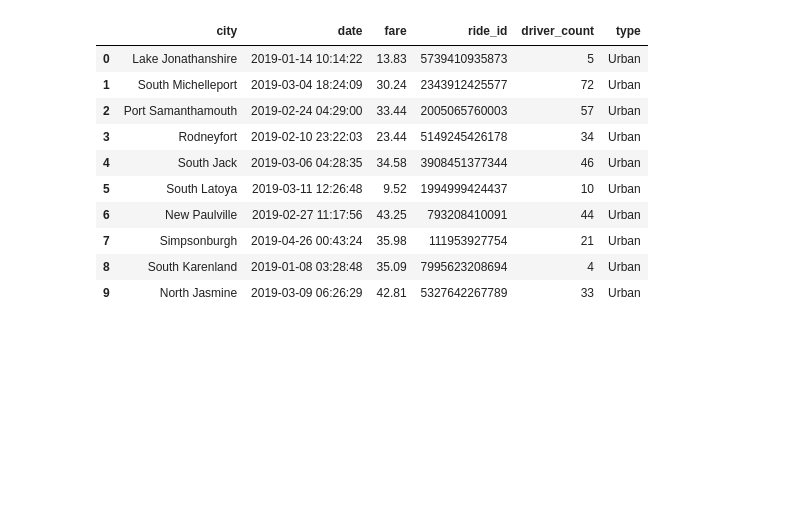
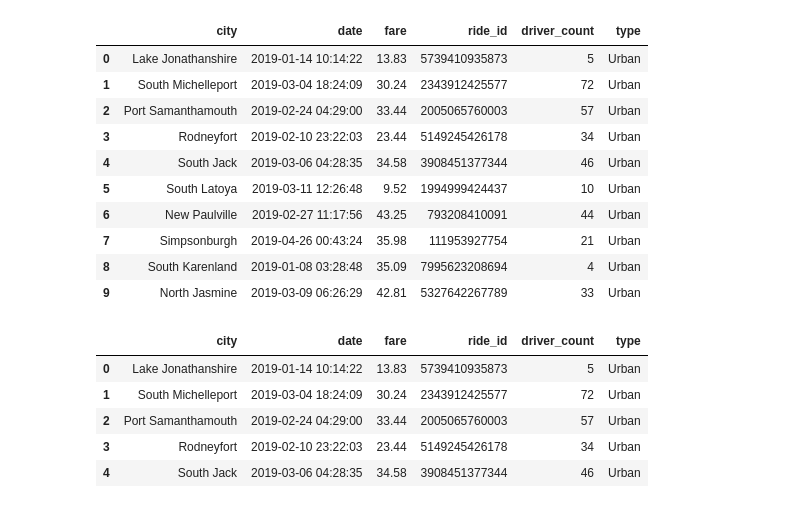
Before and after one commit to jmoletteire/PyBer-Analysis, a Jupyter notebook: PyBer.ipynb, the cells around one changed output. Cells and saved outputs as stored; diff of their text form; code cells hidden in the pictures; blank space fills up the shorter version.

```diff
--- a/PyBer.ipynb
+++ b/PyBer.ipynb
@@ -100,3 +100,17 @@ pyber_data_df.head(10)
 | 7 | Simpsonburgh | 2019-04-26 00:43:24 | 35.98 | 111953927754 | 21 | Urban |
 | 8 | South Karenland | 2019-01-08 03:28:48 | 35.09 | 7995623208694 | 4 | Urban |
 | 9 | North Jasmine | 2019-03-09 06:26:29 | 42.81 | 5327642267789 | 33 | Urban |
+# %%
+# Create city type DataFrames
+urban_cities_df = pyber_data_df[pyber_data_df["type"] == "Urban"]
+suburban_cities_df = pyber_data_df[pyber_data_df["type"] == "Suburban"]
+rural_cities_df = pyber_data_df[pyber_data_df["type"] == "Rural"]
+
+urban_cities_df.head()
+# %% [output]
+|  | city | date | fare | ride_id | driver_count | type |
+| 0 | Lake Jonathanshire | 2019-01-14 10:14:22 | 13.83 | 5739410935873 | 5 | Urban |
+| 1 | South Michelleport | 2019-03-04 18:24:09 | 30.24 | 2343912425577 | 72 | Urban |
+| 2 | Port Samanthamouth | 2019-02-24 04:29:00 | 33.44 | 2005065760003 | 57 | Urban |
+| 3 | Rodneyfort | 2019-02-10 23:22:03 | 23.44 | 5149245426178 | 34 | Urban |
+| 4 | South Jack | 2019-03-06 04:28:35 | 34.58 | 3908451377344 | 46 | Urban |
```
Also changed, not shown: parts of 4 cells of this notebook, 3 other files.
